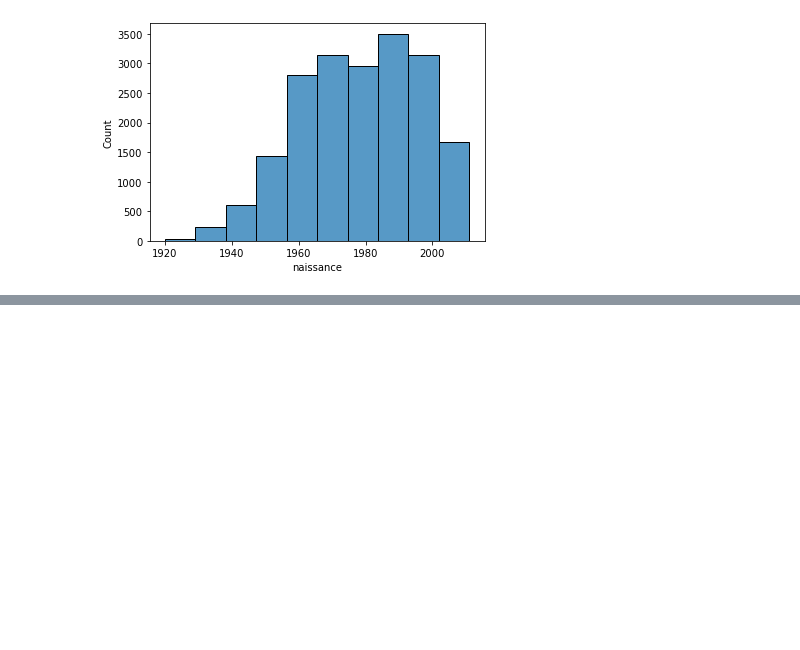
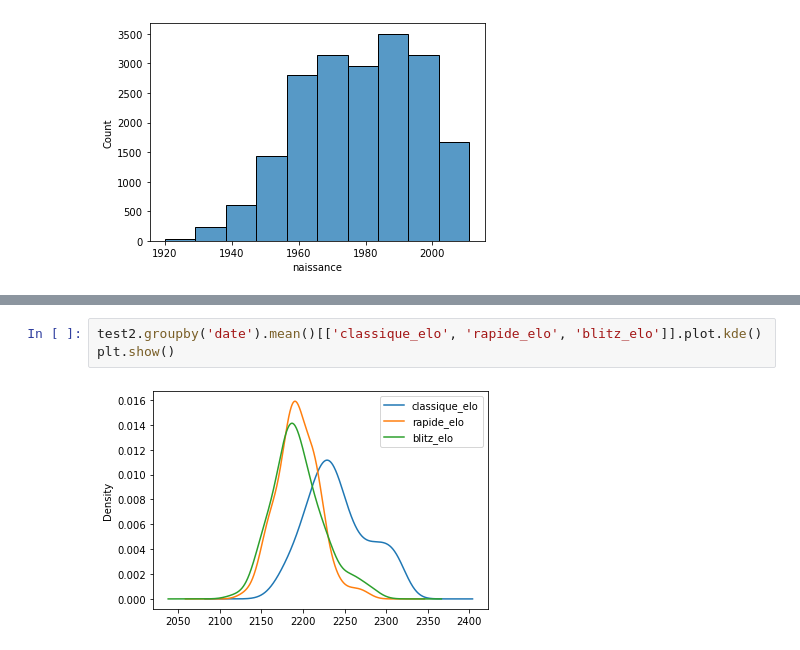
Before and after one commit to vinthara/chess, a Jupyter notebook: data_eda2.ipynb, the cells around one changed output, grey strips where cells are left out. Saved outputs shown, nothing was run; the diff lists cells and outputs as text; blank space fills up the shorter version.

```diff
--- a/data_eda2.ipynb
+++ b/data_eda2.ipynb
@@ -257,0 +321,5 @@ plt.show()
+# %%
+test2.groupby('date').mean()[['classique_elo', 'rapide_elo', 'blitz_elo']].plot.kde()
+plt.show()
+# %% [output]
+[figure, added]
```
Also changed, not shown: parts of 19 cells of this notebook, 5 other files.
